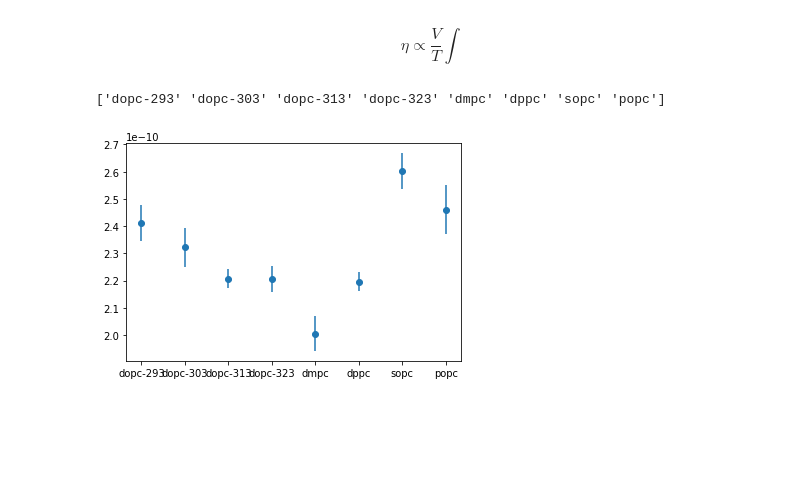
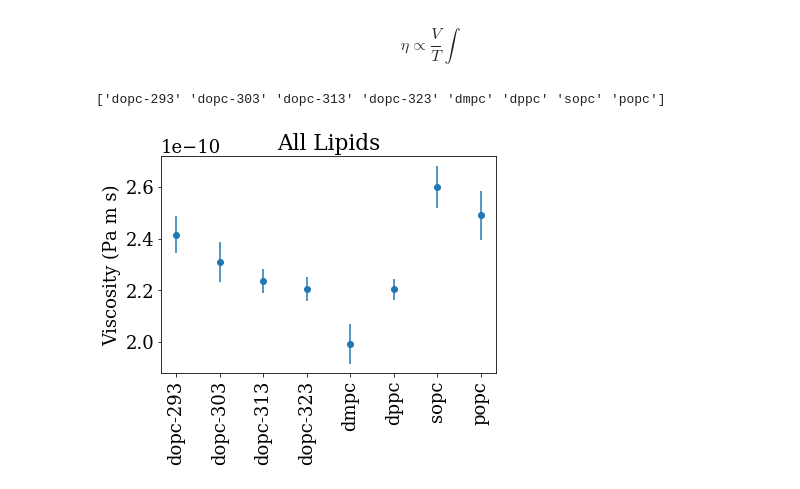
Before and after one commit to sheamusfitz/g-k-viscosity, a Jupyter notebook: final_analysis.ipynb, the cells around one changed output. Cells and saved outputs as stored; diff of their text form; code cells hidden in the pictures; blank space fills up the shorter version.

```diff
--- a/final_analysis.ipynb
+++ b/final_analysis.ipynb
@@ -210,0 +269,16 @@ plt.show()
+# %%
+plt.figure(figsize = (6,5))
+l=0
+lipid='dopc-293'
+
+vals = averaged_viscs[lipid+'-visc']
+errs = averaged_viscs[lipid+'-unc']
+plt.plot(x,vals, ',', c=scolor)
+plt.fill_between(x, vals+errs, vals-errs, alpha=0.2)
+plt.title(lipid)
+# plt.ylim(1.7e-10,2.8e-10)
+plt.xscale('log')
+plt.xlabel('Integration Limit $t^\star$')
+plt.ylabel('Viscosity $\eta(t^\star)$')
+plt.axvline(minerr, ls='--', c='black')
+plt.show()
@@ -210,0 +287,3 @@ plt.show()
+# %%
+mindex = int(minerr/2e-12)
+mindex
@@ -212,37 +293,69 @@ plt.show()
 $$\eta\propto \frac{V}{T}\int{}$$
 # %%
 print(lipids)
-yvals = sp.array([averaged_viscs[lipid+'-visc'][10000] for lipid in lipids])
-yerrs = sp.array([averaged_viscs[lipid+'-unc'][10000] for lipid in lipids])
+yvals = sp.array([averaged_viscs[lipid+'-visc'][mindex] for lipid in lipids])
+yerrs = sp.array([averaged_viscs[lipid+'-unc'][mindex] for lipid in lipids])
+ylabel= 'Viscosity (Pa m s)'
+
+top = 2.8e-10
+
+##################################################
 
 plt.errorbar(x=lipids,y=yvals,yerr=yerrs, ls='', marker='.', ms=12)
+plt.xticks(rotation=90)
+plt.ylabel(ylabel)
+plt.title('All Lipids')
 plt.show()
 
-plt.errorbar(x=lipids[:4], y=yvals[:4], yerr=yerrs[:4], ls='', marker='.', ms=12)
-plt.title('Temperature')
-plt.ylim(1.9e-10,2.7e-10)
+##################################################
+
+templist = [293,303,313,323]
+plt.errorbar(x=templist, y=yvals[:4], yerr=yerrs[:4], ls='', marker='.', ms=12)
+plt.xticks(templist)
+plt.title('DOPC')
+plt.ylim(1.9e-10,top)
+plt.xlabel('Temperature $K$')
+# plt.xticks(rotation=45)
+plt.ylabel(ylabel)
 plt.show()
 
-plt.errorbar(x=[lipids[4],lipids[5]], y=[yvals[4],yvals[5]], yerr=[yerrs[4],yerrs[5]], ls='', marker='.', ms=12)
-plt.title('tail length')
-plt.ylim(1.9e-10,2.7e-10)
+##################################################
+
+plt.errorbar(x=['DMPC\n14:0', 'DPPC\n16:0'], y=[yvals[4],yvals[5]],
+             yerr=[yerrs[4],yerrs[5]], ls='', marker='.', ms=12)
+plt.title('Tail Length')
+plt.ylim(1.9e-10,top)
+plt.errorbar(x=['POPC\n16:0-18:1','SOPC\n18:0-18:1'], y=[yvals[7],yvals[6]],
+             yerr=[yerrs[7],yerrs[6]], ls='', marker='.', ms=12)
+plt.ylabel(ylabel)
 plt.show()
 
-plt.errorbar(x=[lipids[7],lipids[6]], y=[yvals[7],yvals[6]], yerr=[yerrs[7],yerrs[6]], ls='', marker='.', ms=12)
-plt.title('unsaturated tail length')
-plt.ylim(1.9e-10,2.7e-10)
+##################################################
+
+plt.errorbar(x=lipids[:4], y=yvals[:4], yerr=yerrs[:4], ls='', marker='.', ms=12)
+plt.errorbar(x=[lipids[6],lipids[6]], y =[yvals[6],yvals[6]],
+             yerr =[yerrs[6],yerrs[6]], ls='', marker='.', ms=12)
+plt.title('DOPC vs SOPC')
+plt.ylim(1.9e-10,top)
+plt.ylabel(ylabel)
+plt.xticks(rotation=90)
 plt.show()
 
-plt.errorbar(x=[lipids[7],lipids[6]], y=[yvals[7],yvals[6]], yerr=[yerrs[7],yerrs[6]], ls='', marker='.', ms=12)
-plt.title('unsaturated tail length')
-plt.ylim(1.9e-10,2.7e-10)
+##################################################
+
+zero_uns = [4,5]
+one_uns = [7,6]
+two_uns = [0,1,2,3]
+
+plt.errorbar(x=lipids[zero_uns], y=yvals[zero_uns], yerr=yerrs[zero_uns], ls='', marker='.', ms=12)
+plt.errorbar(x=lipids[one_uns], y=yvals[one_uns], yerr=yerrs[one_uns], ls='', marker='.', ms=12)
+plt.errorbar(x=lipids[two_uns], y=yvals[two_uns], yerr=yerrs[two_uns], ls='', marker='.', ms=12)
+plt.title('Degree of Unsaturation',pad=28)
+plt.legend(['Zero','One','Two'])
+plt.ylim(1.9e-10,top)
+plt.xticks(rotation=45)
+plt.ylabel(ylabel)
 plt.show()
-
-plt.errorbar(x=lipids[:4], y=yvals[:4], yerr=yerrs[:4], ls='', marker='.', ms=12)
-plt.errorbar(x=[lipids[6],lipids[6]], y =[yvals[6],yvals[6]], yerr =[yerrs[6],yerrs[6]], ls='', marker='.', ms=12)
-plt.title('DOPC vs SOPC')
-plt.ylim(1.9e-10,2.7e-10)
-plt.show()
 # %% [output]
 ['dopc-293' 'dopc-303' 'dopc-313' 'dopc-323' 'dmpc' 'dppc' 'sopc' 'popc']
-[figure, old version]
+[figure, new version]
```
Also changed, not shown: parts of 16 cells of this notebook.
